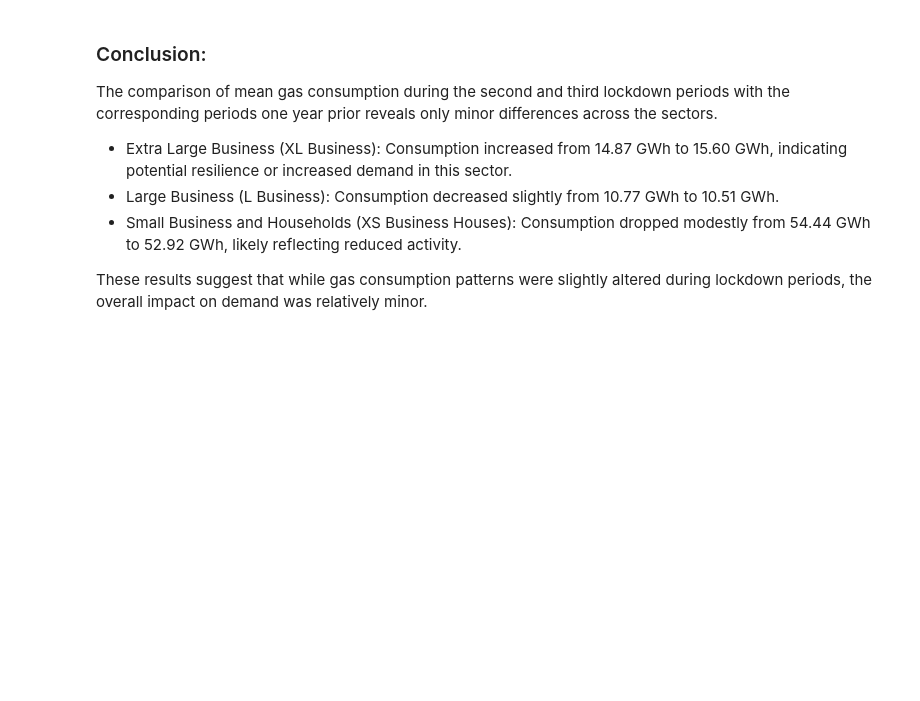
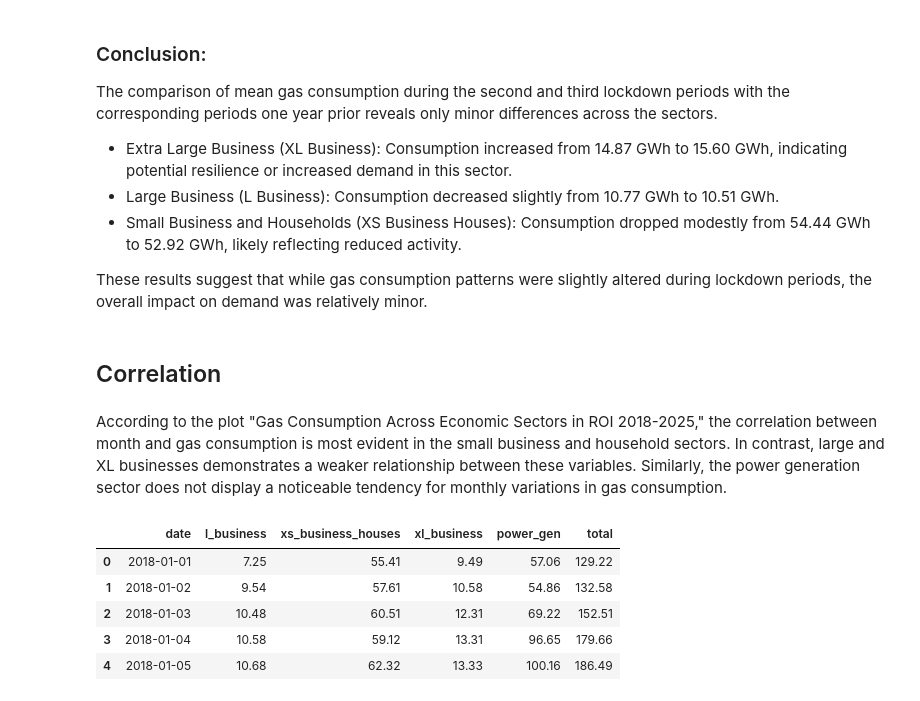
Before and after one commit to Kate-217/pogramming_for_data_analytics, a Jupyter notebook: project/project_2.ipynb, the cells around one changed output. Cells and saved outputs as stored; diff of their text form; code cells hidden in the pictures; blank space fills up the shorter version.

```diff
--- a/project/project_2.ipynb
+++ b/project/project_2.ipynb
@@ -190,3 +190,7 @@ The comparison of mean gas consumption during the second and third lockdown peri
 * Small Business and Households (XS Business Houses): Consumption dropped modestly from 54.44 GWh to 52.92 GWh, likely reflecting reduced activity.
 
 These results suggest that while gas consumption patterns were slightly altered during lockdown periods, the overall impact on demand was relatively minor.
+# %% [markdown]
+## Correlation
+# %% [markdown]
+According to the plot "Gas Consumption Across Economic Sectors in ROI 2018-2025," the correlation between month and gas consumption is most evident in the small business and household sectors. In contrast, large and XL businesses demonstrates a weaker relationship between these variables. Similarly, the power generation sector does not display a noticeable tendency for monthly variations in gas consumption.
@@ -192,0 +200,9 @@ These results suggest that while gas consumption patterns were slightly altered
+# %%
+data.head()
+# %% [output]
+|  | date | l_business | xs_business_houses | xl_business | power_gen | total |
+| 0 | 2018-01-01 | 7.25 | 55.41 | 9.49 | 57.06 | 129.22 |
+| 1 | 2018-01-02 | 9.54 | 57.61 | 10.58 | 54.86 | 132.58 |
+| 2 | 2018-01-03 | 10.48 | 60.51 | 12.31 | 69.22 | 152.51 |
+| 3 | 2018-01-04 | 10.58 | 59.12 | 13.31 | 96.65 | 179.66 |
+| 4 | 2018-01-05 | 10.68 | 62.32 | 13.33 | 100.16 | 186.49 |
```
Also changed, not shown: parts of 10 cells of this notebook.
